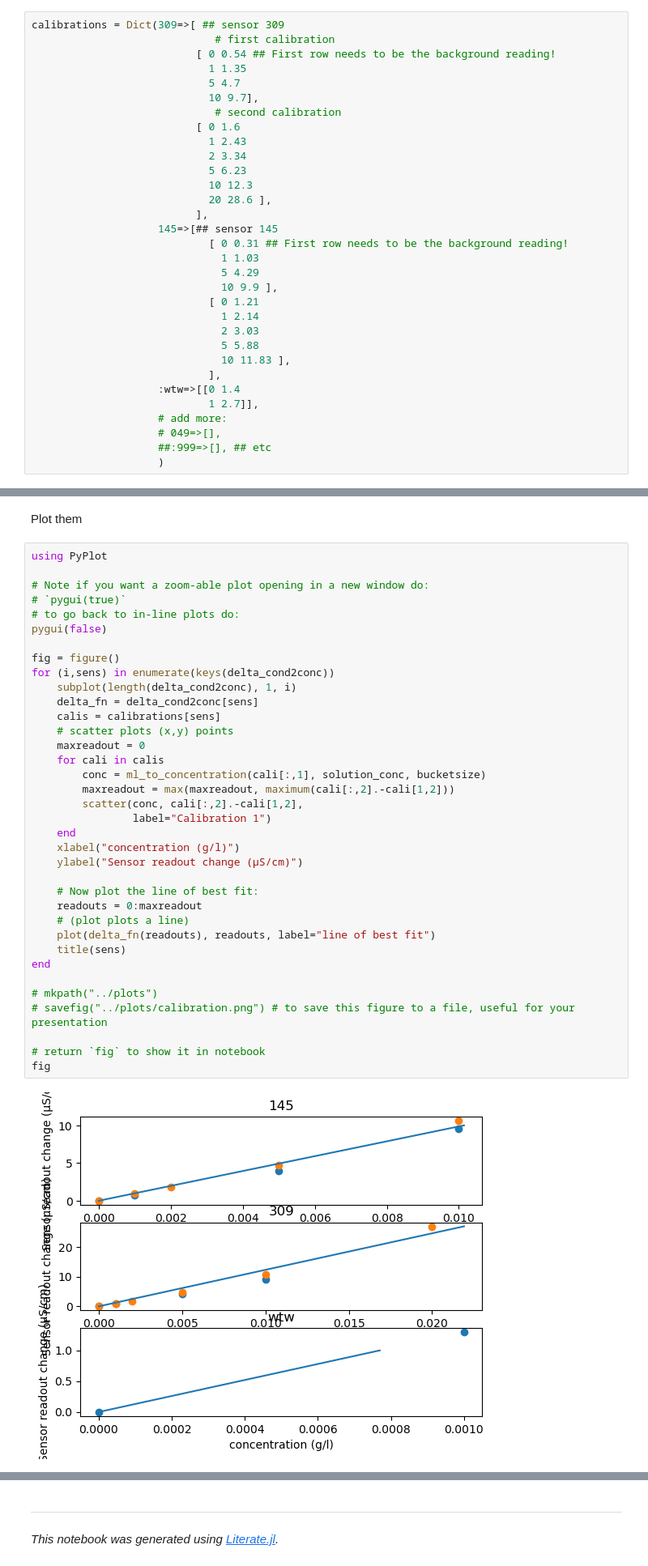
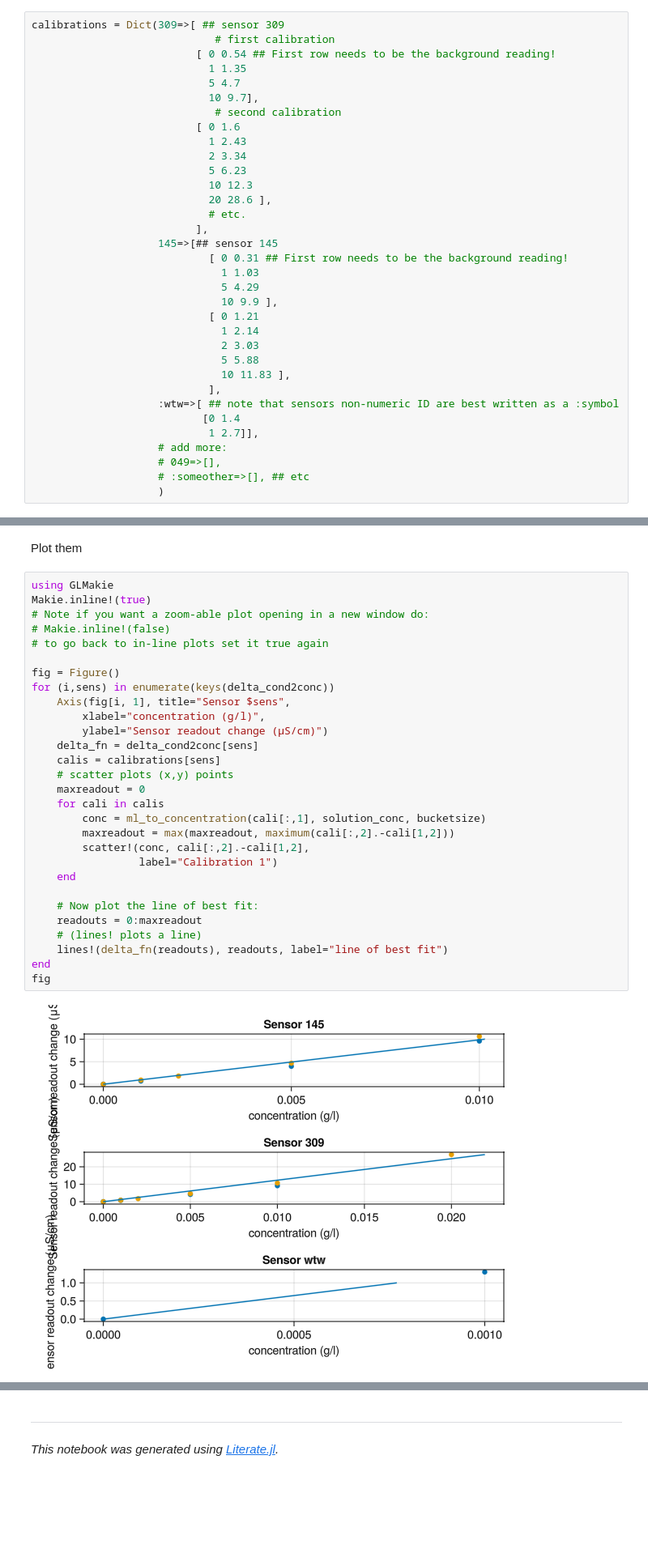
Before and after one commit to eth-vaw-glaciology/GlacierHydroFieldcourse.jl, a Jupyter notebook: notebooks/2_calibration.ipynb, the cells around one changed output, grey strips where cells are left out. Shown at 81% size. Drawn from its saved outputs; the diff is of its cells as text; blank space fills up the shorter version.

Commit message:
Moved plotting to Makie
Fixes #3

```diff
--- a/notebooks/2_calibration.ipynb
+++ b/notebooks/2_calibration.ipynb
@@ -24,6 +24,7 @@ calibrations = Dict(309=>[ ## sensor 309
                             5 6.23
                             10 12.3
                             20 28.6 ],
+                            # etc.
                           ],
                     145=>[## sensor 145
                             [ 0 0.31 ## First row needs to be the background reading!
@@ -36,11 +37,12 @@ calibrations = Dict(309=>[ ## sensor 309
                               5 5.88
                               10 11.83 ],
                             ],
-                    :wtw=>[[0 1.4
+                    :wtw=>[ ## note that sensors non-numeric ID are best written as a :symbol
+                           [0 1.4
                             1 2.7]],
                     # add more:
                     # 049=>[],
-                    ##:999=>[], ## etc
+                    # :someother=>[], ## etc
                     )
 # %% [output]
 Dict{Any, Vector{Matrix{Float64}}} with 3 entries:
@@ -103,40 +105,33 @@ Dict{Any, Main.var"##227".var"#1#3"{LsqFit.LsqFitResult{Vector{Float64}, Vector{
 # %% [markdown]
 Plot them
 # %%
-using PyPlot
+using GLMakie
+Makie.inline!(true)
+# Note if you want a zoom-able plot opening in a new window do:
+# Makie.inline!(false)
+# to go back to in-line plots set it true again
 
-# Note if you want a zoom-able plot opening in a new window do:
-# `pygui(true)`
-# to go back to in-line plots do:
-pygui(false)
-
-fig = figure()
+fig = Figure()
 for (i,sens) in enumerate(keys(delta_cond2conc))
-    subplot(length(delta_cond2conc), 1, i)
+    Axis(fig[i, 1], title="Sensor $sens",
+        xlabel="concentration (g/l)",
+        ylabel="Sensor readout change (μS/cm)")
     delta_fn = delta_cond2conc[sens]
     calis = calibrations[sens]
     # scatter plots (x,y) points
     maxreadout = 0
     for cali in calis
         conc = ml_to_concentration(cali[:,1], solution_conc, bucketsize)
         maxreadout = max(maxreadout, maximum(cali[:,2].-cali[1,2]))
-        scatter(conc, cali[:,2].-cali[1,2],
-                label="Calibration 1")
+        scatter!(conc, cali[:,2].-cali[1,2],
+                 label="Calibration 1")
     end
-    xlabel("concentration (g/l)")
-    ylabel("Sensor readout change (μS/cm)")
 
     # Now plot the line of best fit:
     readouts = 0:maxreadout
-    # (plot plots a line)
-    plot(delta_fn(readouts), readouts, label="line of best fit")
-    title(sens)
+    # (lines! plots a line)
+    lines!(delta_fn(readouts), readouts, label="line of best fit")
 end
-
-# mkpath("../plots")
-# savefig("../plots/calibration.png") # to save this figure to a file, useful for your presentation
-
-# return `fig` to show it in notebook
 fig
 # %% [output]
-[figure, old version]
+[figure, new version]
```
Also changed, not shown: parts of 2 cells of this notebook, 8 other files.
